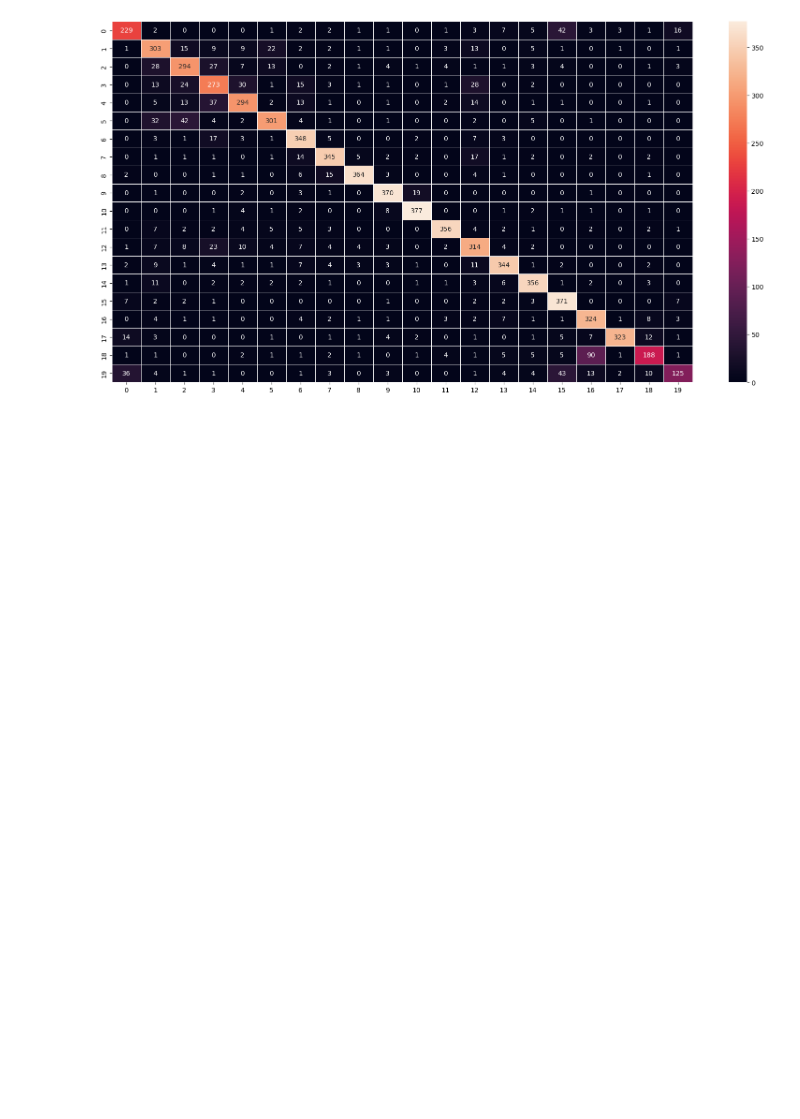
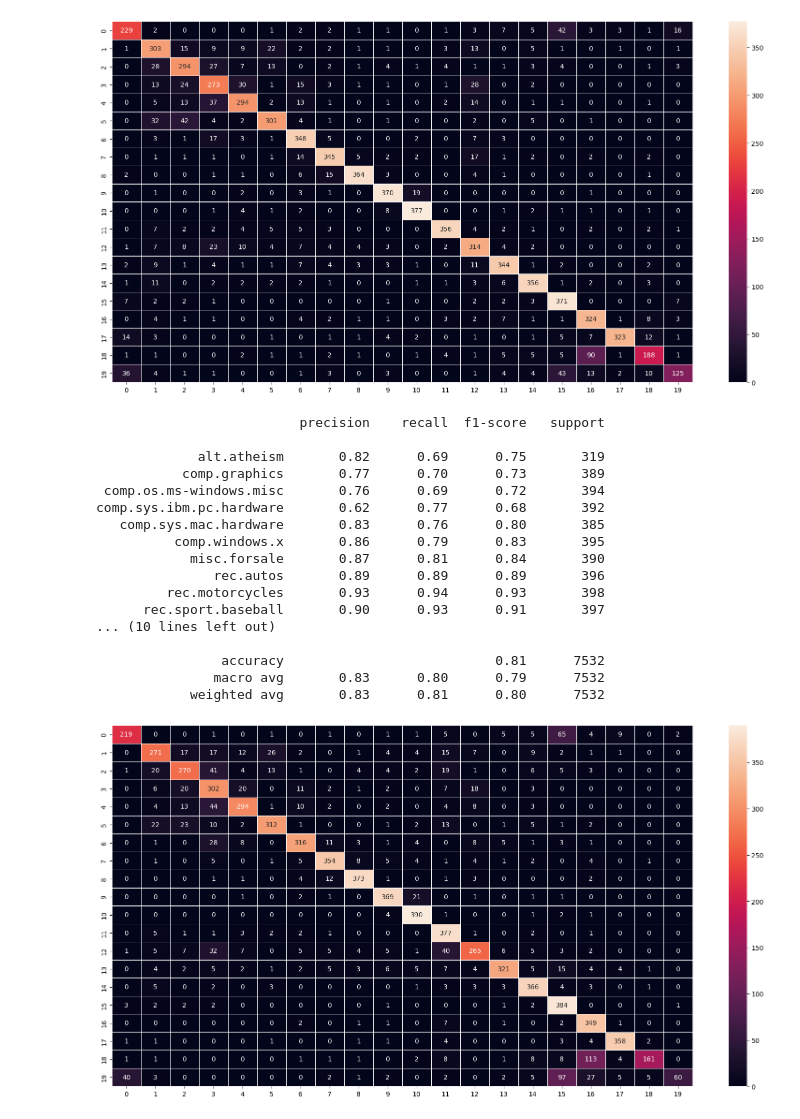
Before and after one commit to sayed6201/nlp_20newsgroups_exercise, a Jupyter notebook: exercise_text_classification.ipynb, the cells around one changed output. Saved outputs shown, nothing was run; the diff lists cells and outputs as text; code cells hidden in the pictures; blank space fills up the shorter version.

```diff
--- a/exercise_text_classification.ipynb
+++ b/exercise_text_classification.ipynb
@@ -245,3 +238,32 @@ comp.sys.ibm.pc.hardware       0.68      0.70      0.69       392
             weighted avg       0.83      0.82      0.82      7532
 <Axes: >
 [figure]
+# %%
+ml_MNB_model2 =  MultinomialNB()
+ml_MNB_model2.fit(x_train_tfids4, y_train)
+predicted_y_mnb2 = ml_MNB_model2.predict(x_test_tfids4)
+
+
+plt.figure(figsize=(20, 10))
+sns.heatmap(confusion_matrix(y_test, predicted_y_mnb2), annot=True, fmt="d",  linewidths=0.6)
+
+print(classification_report(y_test,predicted_y_mnb2, target_names=newsgroups_train.target_names))
+# %% [output]
+                          precision    recall  f1-score   support
+
+             alt.atheism       0.82      0.69      0.75       319
+           comp.graphics       0.77      0.70      0.73       389
+ comp.os.ms-windows.misc       0.76      0.69      0.72       394
+comp.sys.ibm.pc.hardware       0.62      0.77      0.68       392
+   comp.sys.mac.hardware       0.83      0.76      0.80       385
+          comp.windows.x       0.86      0.79      0.83       395
+            misc.forsale       0.87      0.81      0.84       390
+               rec.autos       0.89      0.89      0.89       396
+         rec.motorcycles       0.93      0.94      0.93       398
+      rec.sport.baseball       0.90      0.93      0.91       397
+... (10 lines left out)
+
+                accuracy                           0.81      7532
+               macro avg       0.83      0.80      0.79      7532
+            weighted avg       0.83      0.81      0.80      7532
+[figure, added]
```
Also changed, not shown: parts of 1 cell of this notebook.
